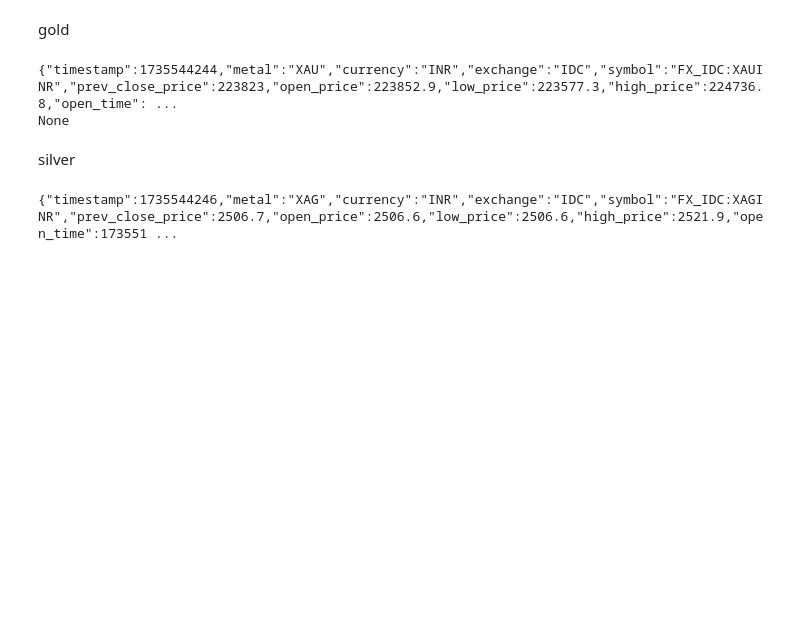
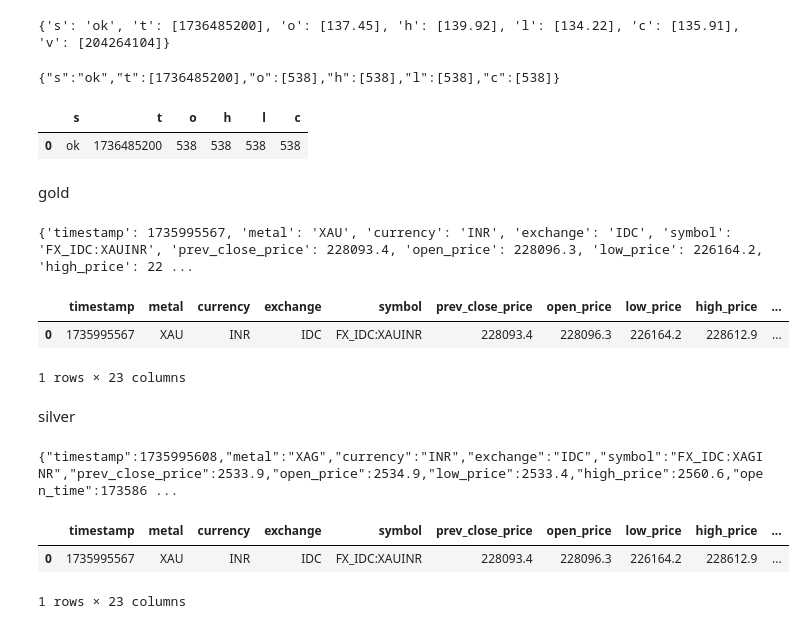
Before and after one commit to 0gaurav4/DigipodiumInternship2024-25, a Jupyter notebook: Mutual_StockAPI/mutualfund.ipynb, the cells around one changed output. Cells and saved outputs as stored; diff of their text form; code cells hidden in the pictures; blank space fills up the shorter version.

```diff
--- a/Mutual_StockAPI/mutualfund.ipynb
+++ b/Mutual_StockAPI/mutualfund.ipynb
@@ -21,34 +98,85 @@ print(response.text)
+# %%
+import requests
+
+# Your token
+token = 'eFROd3RuRnVtTWtFT3F6SUNSbXRaSDRWa0F2UE14Mi1Fd1JINTdueDVROD0'
+
+# The API endpoint for retrieving stock quotes for SPY
+url = 'https://api.marketdata.app/v1/stocks/candles/D/NVDA?2025-01-11'
+
+# Setting up the headers for authentication
+headers = {
+    'Accept': 'application/json',
+    'Authorization': f'Bearer {token}'
+}
+
+# Making the GET request to the API
+response = requests.get(url, headers=headers)
+
+# Checking if the request was successful
+if response. status_code in (200, 203):
+    # Parsing the JSON response
+    data = response.json()
+    print(data)
+else:
+    print(f'Failed to retrieve data: {response.status_code}')
+# %% [output]
+{'s': 'ok', 't': [1736485200], 'o': [137.45], 'h': [139.92], 'l': [134.22], 'c': [135.91], 'v': [204264104]}
+# %%
+import requests
+import pandas as pd
+
+url = "https://api.marketdata.app/v1/funds/candles/D/VFINX?2025-01-11"
+
+response = requests.request("GET", url)
+
+print(response.text)
+import pandas as pd
+df=pd.read_json(response.text)
+df
+# %% [output]
+{"s":"ok","t":[1736485200],"o":[538],"h":[538],"l":[538],"c":[538]}
+|  | s | t | o | h | l | c |
+| 0 | ok | 1736485200 | 538 | 538 | 538 | 538 |
 # %% [markdown]
 gold
 # %%
 import requests
 
 def make_gapi_request():
     api_key = "goldapi-1ivaf7sm5akuy18-io"
     symbol = "XAU"
     curr = "INR"
     date = ""
 
     url = f"https://www.goldapi.io/api/{symbol}/{curr}{date}"
 
     headers = {
         "x-access-token": api_key,
         "Content-Type": "application/json"
     }
 
     try:
         response = requests.get(url, headers=headers)
         response.raise_for_status()
 
-        result = response.text
+        result = response.json()
         print(result)
+        return result
     except requests.exceptions.RequestException as e:
         print("Error:", str(e))
+        return None
 
-print(make_gapi_request())
+result = make_gapi_request()
+
+import pandas as pd
+df = pd.DataFrame([result])
+df
 # %% [output]
-{"timestamp":1735544244,"metal":"XAU","currency":"INR","exchange":"IDC","symbol":"FX_IDC:XAUINR","prev_close_price":223823,"open_price":223852.9,"low_price":223577.3,"high_price":224736.8,"open_time": ...
-None
+{'timestamp': 1735995567, 'metal': 'XAU', 'currency': 'INR', 'exchange': 'IDC', 'symbol': 'FX_IDC:XAUINR', 'prev_close_price': 228093.4, 'open_price': 228096.3, 'low_price': 226164.2, 'high_price': 22 ...
+|  | timestamp | metal | currency | exchange | symbol | prev_close_price | open_price | low_price | high_price | ... |
+| 0 | 1735995567 | XAU | INR | IDC | FX_IDC:XAUINR | 228093.4 | 228096.3 | 226164.2 | 228612.9 | ... |
+1 rows × 23 columns
 # %% [markdown]
 silver
 # %%
@@ -77,5 +205,11 @@ def make_gapi_request():
         print("Error:", str(e))
 
 make_gapi_request()
+import pandas as pd
+df = pd.DataFrame([result])
+df
 # %% [output]
-{"timestamp":1735544246,"metal":"XAG","currency":"INR","exchange":"IDC","symbol":"FX_IDC:XAGINR","prev_close_price":2506.7,"open_price":2506.6,"low_price":2506.6,"high_price":2521.9,"open_time":173551 ...
+{"timestamp":1735995608,"metal":"XAG","currency":"INR","exchange":"IDC","symbol":"FX_IDC:XAGINR","prev_close_price":2533.9,"open_price":2534.9,"low_price":2533.4,"high_price":2560.6,"open_time":173586 ...
+|  | timestamp | metal | currency | exchange | symbol | prev_close_price | open_price | low_price | high_price | ... |
+| 0 | 1735995567 | XAU | INR | IDC | FX_IDC:XAUINR | 228093.4 | 228096.3 | 226164.2 | 228612.9 | ... |
+1 rows × 23 columns
```
Also changed, not shown: parts of 4 cells of this notebook.
